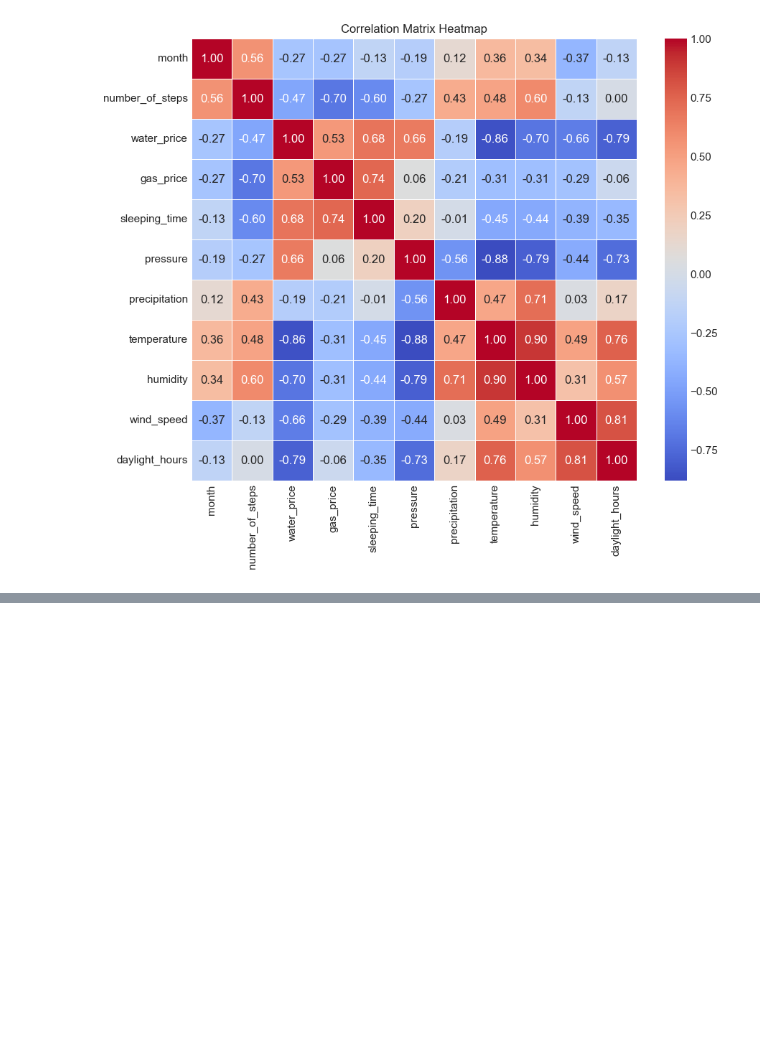
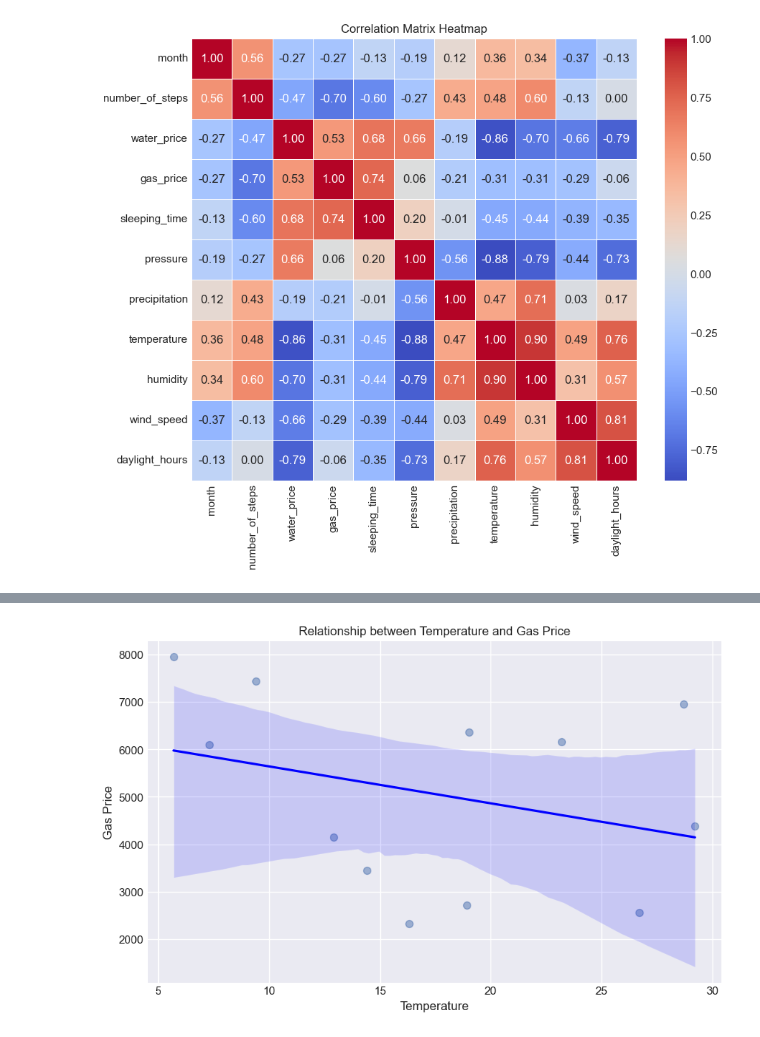
Before and after one commit to 2322006/dsp2_work, a Jupyter notebook: analysis/analysis.ipynb, the cells around one changed output, grey strips where cells are left out. Saved outputs shown, nothing was run; the diff lists cells and outputs as text; code cells hidden in the pictures; blank space fills up the shorter version.

```diff
--- a/analysis/analysis.ipynb
+++ b/analysis/analysis.ipynb
@@ -162,0 +100,10 @@ plt.show()
+# %%
+# 散布図と回帰直線を作成（気温 vs ガス料金）
+plt.figure(figsize=(10, 6))
+sns.regplot(x='temperature', y='gas_price', data=df, scatter_kws={'s': 50, 'alpha': 0.5}, line_kws={'color': 'blue'})
+plt.title('Relationship between Temperature and Gas Price')
+plt.xlabel('Temperature')
+plt.ylabel('Gas Price')
+plt.show()
+# %% [output]
+[figure, added]
```
Also changed, not shown: parts of 7 cells of this notebook.
